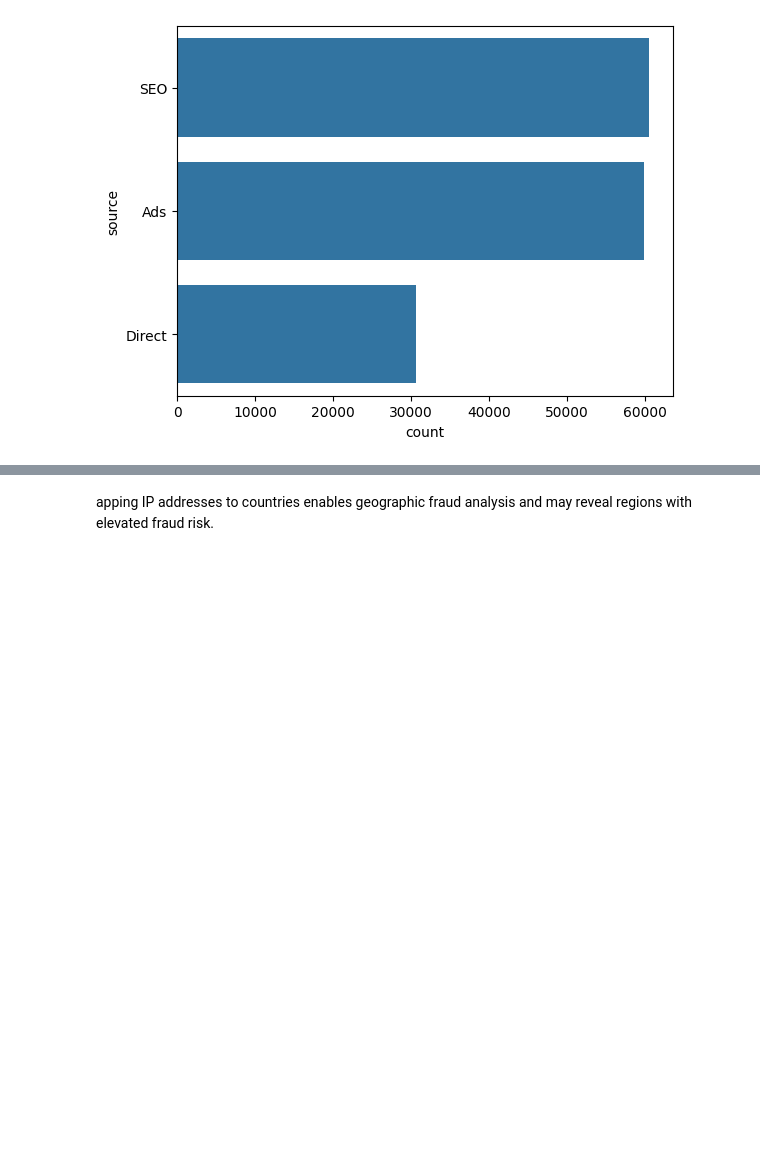
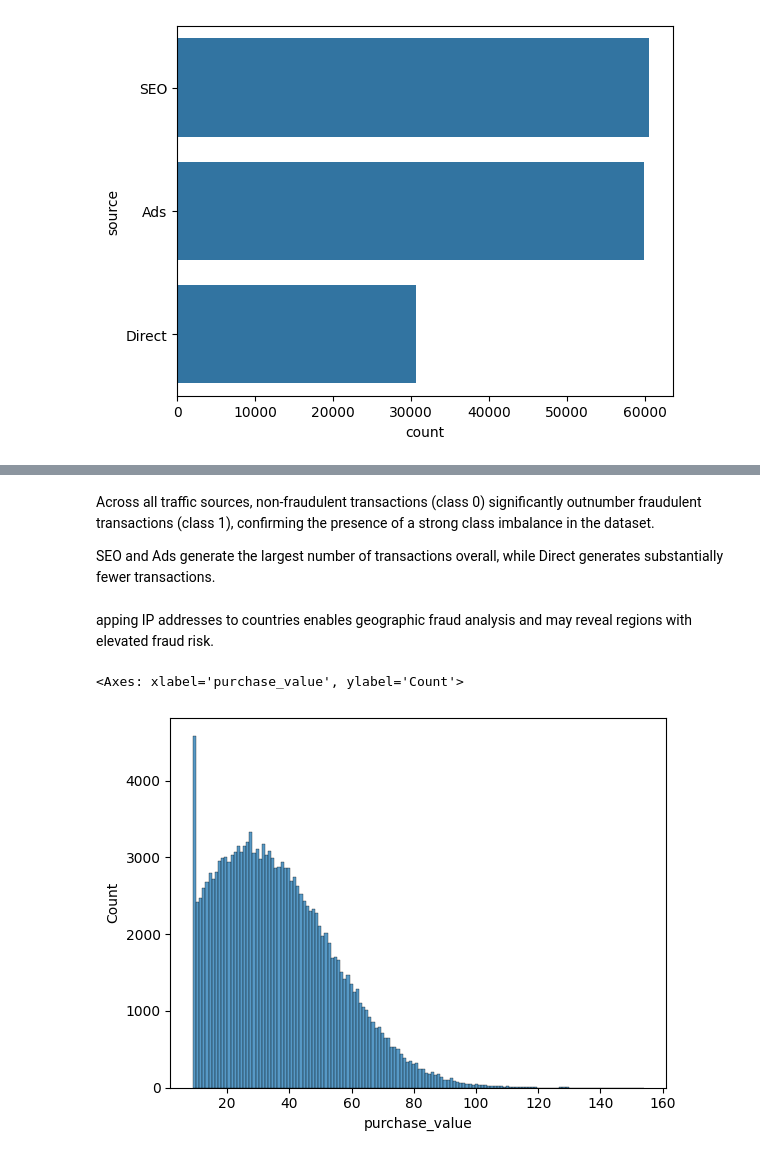
Before and after one commit to Kiyazed/fraud-detection, a Jupyter notebook: notebooks/eda-fraud-data.ipynb, the cells around one changed output, grey strips where cells are left out. Drawn from its saved outputs; the diff is of its cells as text; code cells hidden in the pictures; blank space fills up the shorter version.

```diff
--- a/notebooks/eda-fraud-data.ipynb
+++ b/notebooks/eda-fraud-data.ipynb
@@ -156,3 +166,7 @@ plt.show()
+# %% [markdown]
+Across all traffic sources, non-fraudulent transactions (class 0) significantly outnumber fraudulent transactions (class 1), confirming the presence of a strong class imbalance in the dataset.
+
+SEO and Ads generate the largest number of transactions overall, while Direct generates substantially fewer transactions.
 # %%
 ip_df = pd.read_csv(
     "../data/raw/IpAddress_to_Country.csv"
@@ -161,3 +175,8 @@ ip_df = pd.read_csv(
 df["ip_address"] = df["ip_address"].astype(int)
 # %% [markdown]
 apping IP addresses to countries enables geographic fraud analysis and may reveal regions with elevated fraud risk.
+# %%
+sns.histplot(df["purchase_value"])
+# %% [output]
+<Axes: xlabel='purchase_value', ylabel='Count'>
+[figure, added]
```
Also changed, not shown: parts of 3 cells of this notebook, 10 other files.
